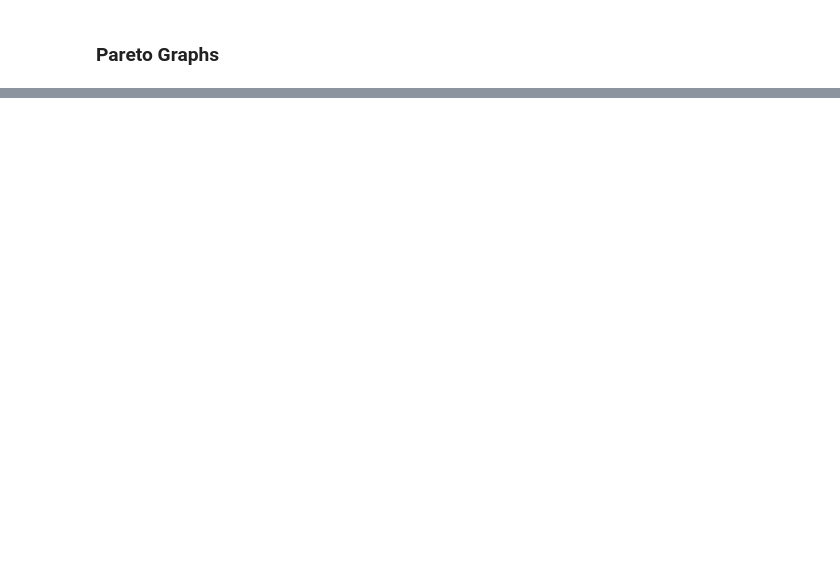
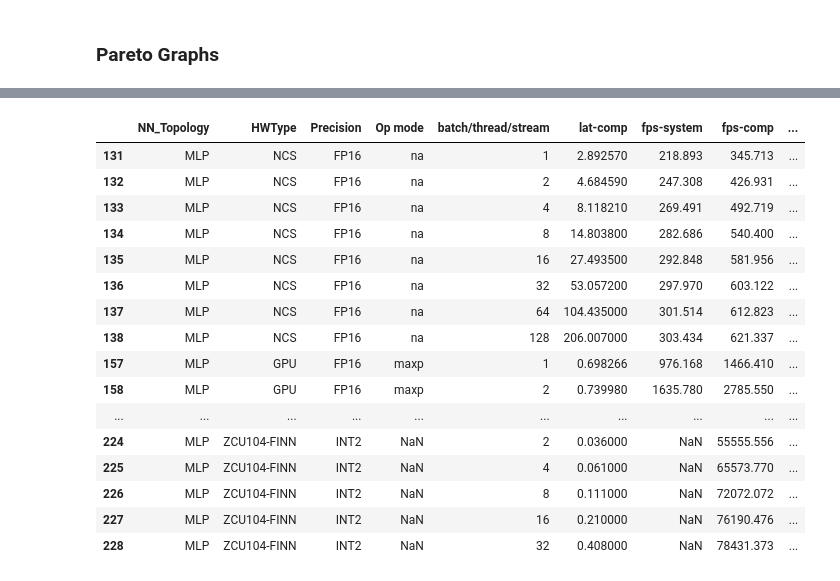
Before and after one commit to RCL-lab/QutibenchWeb, a Jupyter notebook: _notebooks/2020-03-25-MNIST.ipynb, the cells around one changed output, grey strips where cells are left out. Drawn from its saved outputs; the diff is of its cells as text; code cells hidden in the pictures; blank space fills up the shorter version.

```diff
--- a/_notebooks/2020-03-25-MNIST.ipynb
+++ b/_notebooks/2020-03-25-MNIST.ipynb
@@ -227,0 +215,22 @@ mnist_df.describe()
+# %%
+#hide
+mnist_df.to_csv('data/processed_csv/experimental_data_mnist.csv', index = False)
+mnist_df.head(30)
+# %% [output]
+|  | NN_Topology | HWType | Precision | Op mode | batch/thread/stream | lat-comp | fps-system | fps-comp | ... |
+| 131 | MLP | NCS | FP16 | na | 1 | 2.892570 | 218.893 | 345.713 | ... |
+| 132 | MLP | NCS | FP16 | na | 2 | 4.684590 | 247.308 | 426.931 | ... |
+| 133 | MLP | NCS | FP16 | na | 4 | 8.118210 | 269.491 | 492.719 | ... |
+| 134 | MLP | NCS | FP16 | na | 8 | 14.803800 | 282.686 | 540.400 | ... |
+| 135 | MLP | NCS | FP16 | na | 16 | 27.493500 | 292.848 | 581.956 | ... |
+| 136 | MLP | NCS | FP16 | na | 32 | 53.057200 | 297.970 | 603.122 | ... |
+| 137 | MLP | NCS | FP16 | na | 64 | 104.435000 | 301.514 | 612.823 | ... |
+| 138 | MLP | NCS | FP16 | na | 128 | 206.007000 | 303.434 | 621.337 | ... |
+| 157 | MLP | GPU | FP16 | maxp | 1 | 0.698266 | 976.168 | 1466.410 | ... |
+| 158 | MLP | GPU | FP16 | maxp | 2 | 0.739980 | 1635.780 | 2785.550 | ... |
+| ... | ... | ... | ... | ... | ... | ... | ... | ... | ... |
+| 224 | MLP | ZCU104-FINN | INT2 | NaN | 2 | 0.036000 | NaN | 55555.556 | ... |
+| 225 | MLP | ZCU104-FINN | INT2 | NaN | 4 | 0.061000 | NaN | 65573.770 | ... |
+| 226 | MLP | ZCU104-FINN | INT2 | NaN | 8 | 0.111000 | NaN | 72072.072 | ... |
+| 227 | MLP | ZCU104-FINN | INT2 | NaN | 16 | 0.210000 | NaN | 76190.476 | ... |
+| 228 | MLP | ZCU104-FINN | INT2 | NaN | 32 | 0.408000 | NaN | 78431.373 | ... |
```
Also changed, not shown: parts of 3 cells of this notebook, 8 other files.
